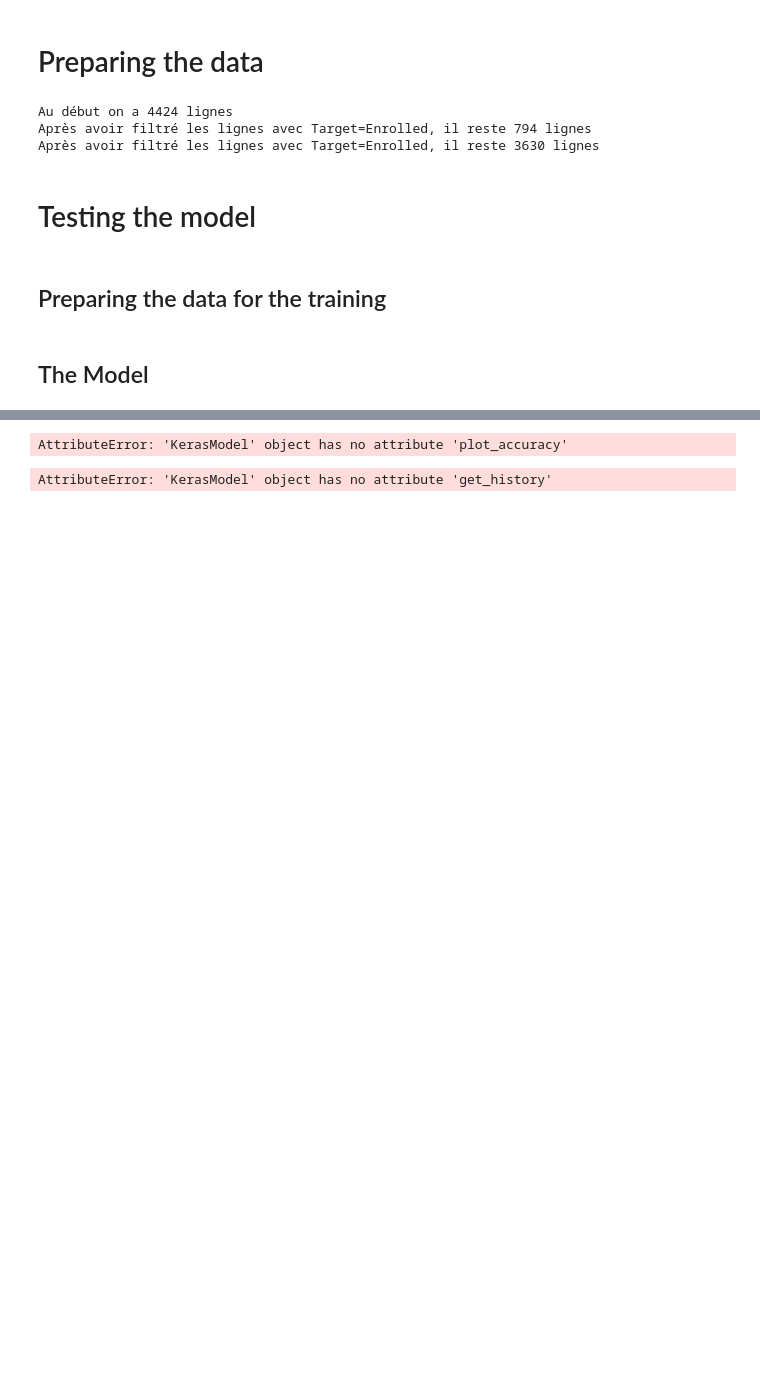
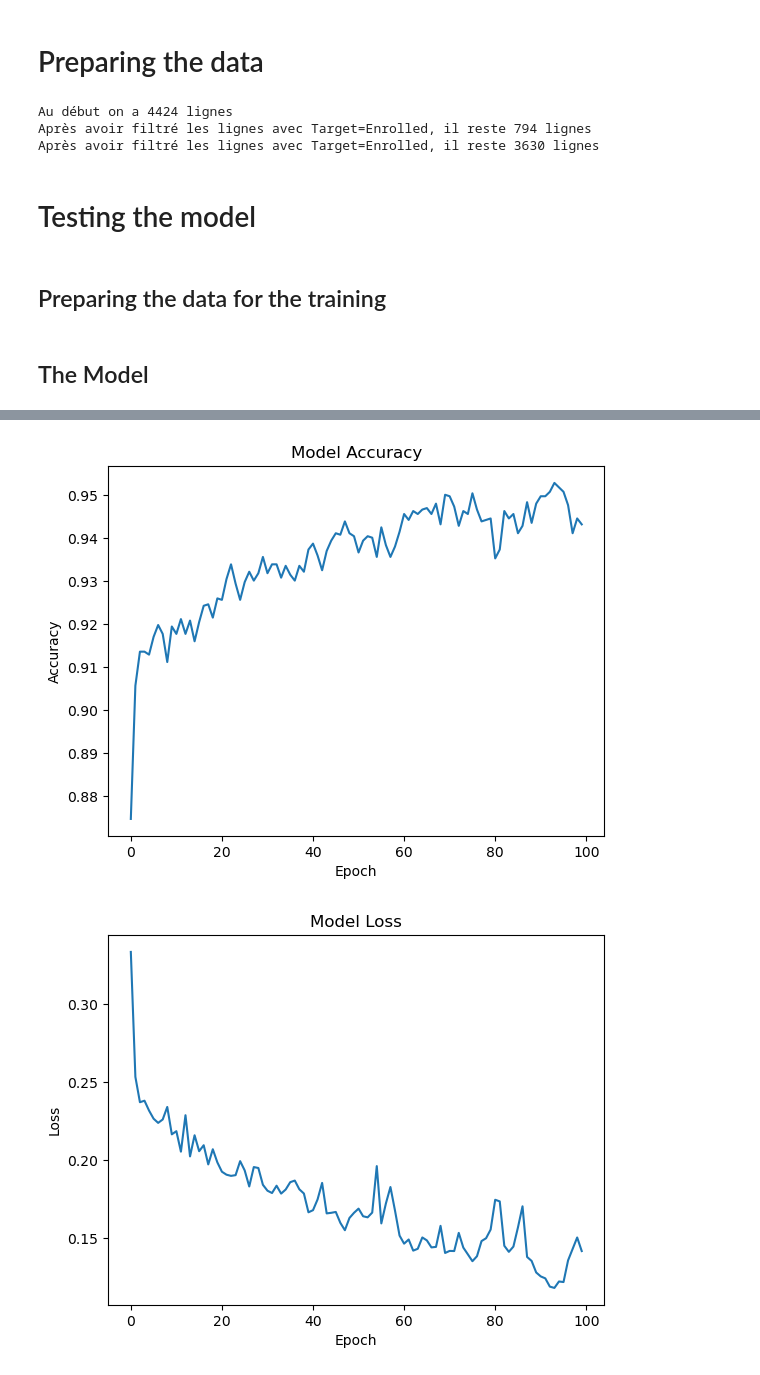
Before and after one commit to Feinst69/ANN-playground, a Jupyter notebook: model_test.ipynb, the cells around one changed output, grey strips where cells are left out. Cells and saved outputs as stored; diff of their text form; code cells hidden in the pictures; blank space fills up the shorter version.

```diff
--- a/model_test.ipynb
+++ b/model_test.ipynb
@@ -52,6 +52,11 @@ y = y.apply(lambda x: 1 if x == 'Graduate' else 0)
 
 # Selecting the features
 X = df.drop(columns=['Target'])
+# Standardizing the data with a standrad scaler
+from sklearn.preprocessing import StandardScaler
+scaler = StandardScaler()
+X = scaler.fit_transform(X)
+
 
 # Splitting the data
 X_train, X_test, y_train, y_test = train_test_split(X, y, test_size=0.2, random_state=0)
@@ -60,17 +65,19 @@ X_train, X_test, y_train, y_test = train_test_split(X, y, test_size=0.2, random_
 # %%
 # Define the model
 input_dim = X_train.shape[1]
-layers = [64, 32, 1]
-activations = ['relu', 'relu', 'sigmoid']
-model = KerasModel(input_dim=input_dim, layers=layers, activations=activations)
+# layers = [64, 32, 1]
+layers = [16,1]
+# activations = ['relu', 'relu', 'sigmoid']
+activations = ['relu', 'sigmoid']
+model = KerasModel(input_dim=input_dim, layers=layers, activations=activations, learning_rate=0.05)
 
 # Train the model
-model.train(X_train, y_train, epochs=10, batch_size=32)
+model.train(X_train, y_train, epochs=100, batch_size=32)
 
 
 # # Predict
-# predictions = model.predict(X_test)
-# print(predictions)
+predictions = model.predict(X_test)
+print(predictions)
 
 # Plot accuracy and loss
 model.plot_accuracy()
@@ -99,5 +103,2 @@ Epoch 10/10
-AttributeError: 'KerasModel' object has no attribute 'plot_accuracy'
+[figure, added]
+[figure, added]
-# %%
-model.get_history()
-# %% [output]
-AttributeError: 'KerasModel' object has no attribute 'get_history'
```
Also changed, not shown: parts of 6 cells of this notebook, 1 other file.
